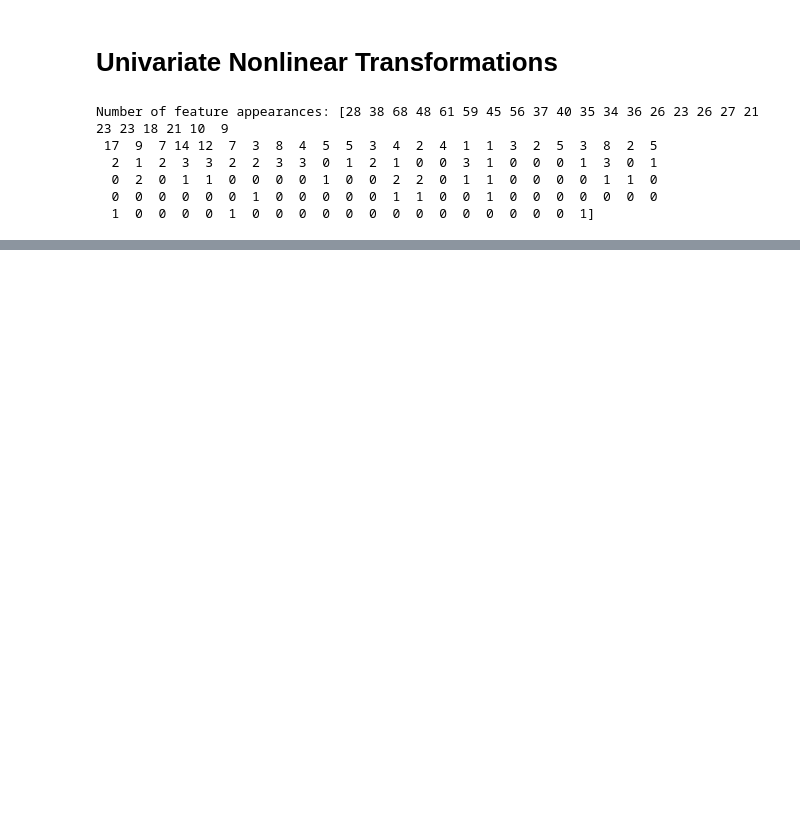
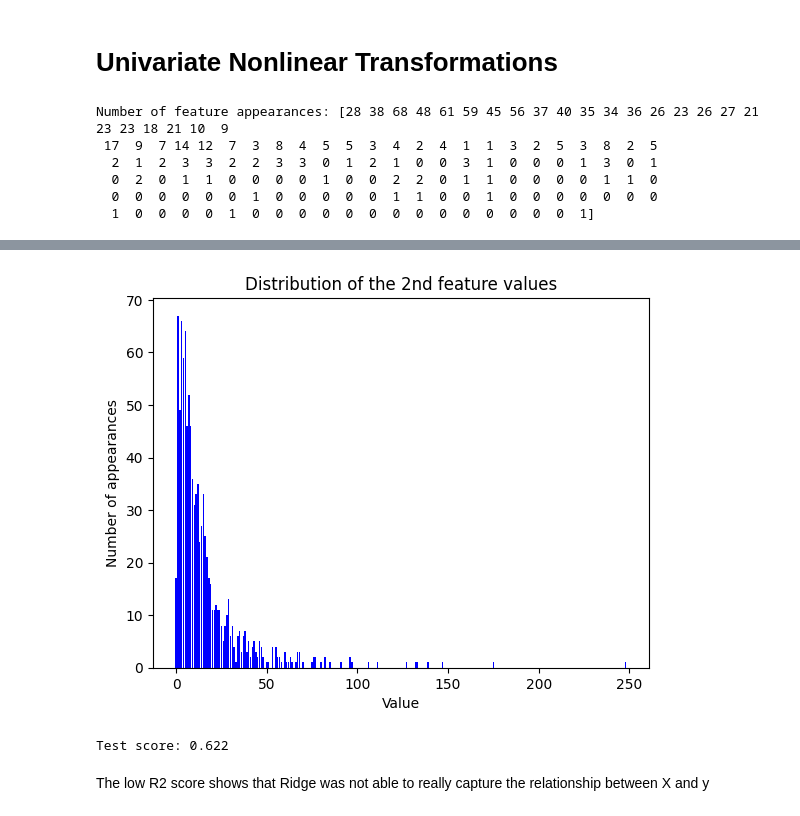
Before and after one commit to jurgenfolz/Machine-Learning-Examples, a Jupyter notebook: Feature Engineering/Univariate Nonlinear Transformations.ipynb, the cells around one changed output, grey strips where cells are left out. Drawn from its saved outputs; the diff is of its cells as text; code cells hidden in the pictures; blank space fills up the shorter version.

```diff
--- a/Feature Engineering/Univariate Nonlinear Transformations.ipynb
+++ b/Feature Engineering/Univariate Nonlinear Transformations.ipynb
@@ -29,0 +31,20 @@ plt.show()
+# %%
+# Plot the distribution of the 2nd feature values
+bins = np.bincount(X[:, 1])
+plt.bar(range(len(bins)), bins, color='blue')
+plt.ylabel("Number of appearances")
+plt.xlabel("Value")
+plt.title("Distribution of the 2nd feature values")
+plt.show()
+# %% [output]
+[figure, added]
+# %%
+from sklearn.linear_model import Ridge
+from sklearn.model_selection import train_test_split
+X_train, X_test, y_train, y_test = train_test_split(X, y, random_state=0)
+score = Ridge().fit(X_train, y_train).score(X_test, y_test)
+print("Test score: {:.3f}".format(score))
+# %% [output]
+Test score: 0.622
+# %% [markdown]
+The low R2 score shows that Ridge was not able to really capture the relationship between X and y
```
Also changed, not shown: parts of 1 cell of this notebook.
